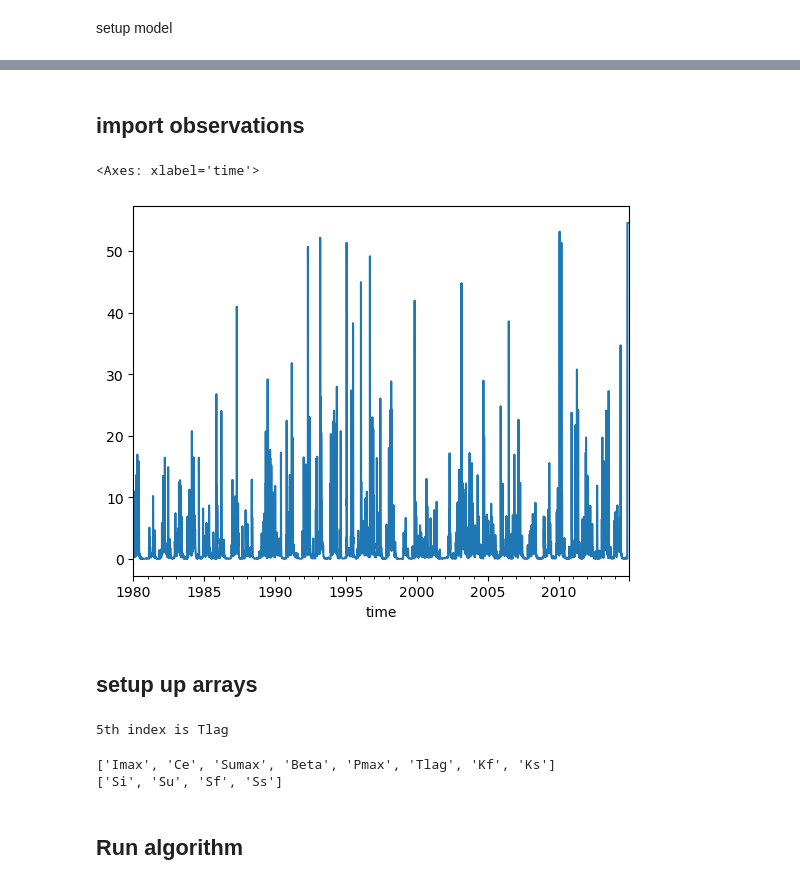
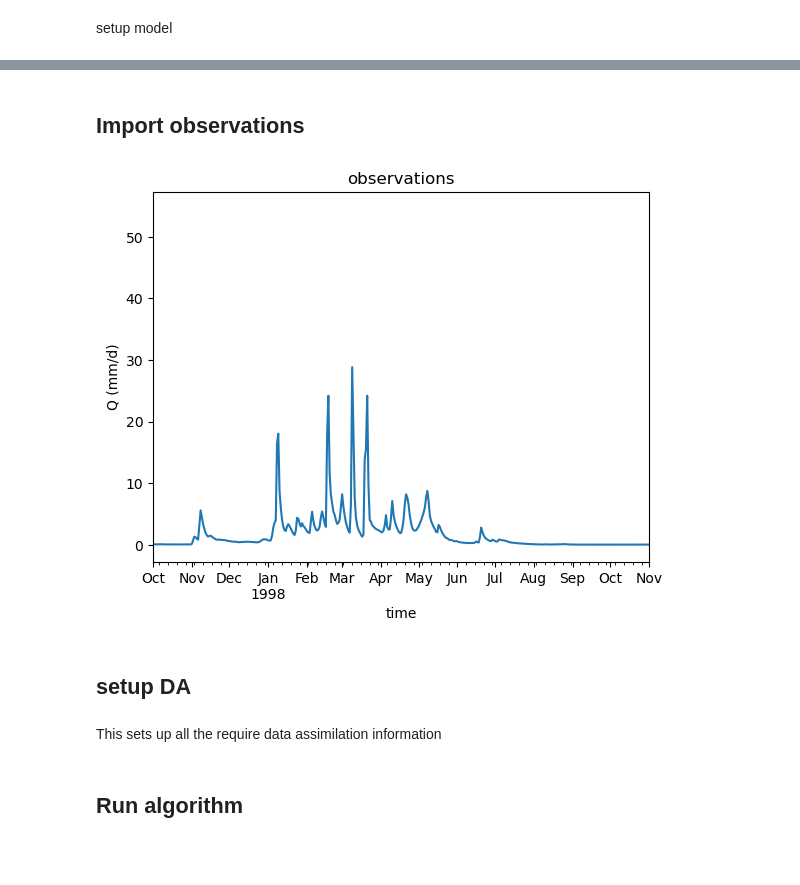
Before and after one commit to Daafip/eWaterCycle-DA, a Jupyter notebook: docs/example_HBV_model.ipynb, the cells around one changed output, grey strips where cells are left out. Cells and saved outputs as stored; diff of their text form; code cells hidden in the pictures; blank space fills up the shorter version.

Commit message:
almost done with implementation PF & HBV, just fixing bugs & lag vector

```diff
--- a/docs/example_HBV_model.ipynb
+++ b/docs/example_HBV_model.ipynb
@@ -85,9 +85,9 @@ def module_from_file(module_name, file_path):
     spec.loader.exec_module(module)
     return module
 # %%
-DA = module_from_file("DA",r'../eWaterCycle-DA/src/eWaterCycle_DA/DA.py')
+DA = module_from_file("DA",r'../src/eWaterCycle_DA/DA.py')
 # %%
-n_particles = 3
+n_particles = 35
 # %% [markdown]
 setup model
 # %%
@@ -192,7 +114,7 @@ ref_model = ensemble.ensemble_list[0].model
 # %%
 ds = xr.open_dataset(forcing_path / ref_model.forcing.pr)
 # %% [markdown]
-## import observations
+## Import observations
 # %%
 observations = observations_path / f'0{HRU_id}_streamflow_qc.txt'
 # %%
@@ -213,8 +140,9 @@ df_Q = df_Q.dropna(axis=0)
 # %%
-df_Q['Q'].plot()
-# ax.set_xlim((pd.Timestamp('1997-08-01'),pd.Timestamp('1998-06-01')))
+ax = df_Q['Q'].plot()
+ax.set_xlim((pd.Timestamp(experiment_start_date),pd.Timestamp(experiment_end_date)))
+ax.set_ylabel("Q (mm/d)")
+ax.set_title("observations");
 # %% [output]
-<Axes: xlabel='time'>
-[figure, old version]
+[figure, new version]
 # %% [markdown]
-## setup up arrays
+## setup DA
@@ -226,22 +149,14 @@ n_timesteps = int((ref_model.end_time - ref_model.start_time) / ref_model.time_s
-# %%
-# set up arrays
-n_storage_terms = len(stor_names)
-n_param_terms = len(param_names)
-Q_m_arr = np.zeros((n_particles, n_timesteps))
-storage_terms_arr = np.zeros((n_particles, n_timesteps, n_storage_terms))
-parameter_terms_arr = np.zeros((n_particles, n_timesteps, n_param_terms))
-t_lag_max = 100 # for now?
-index_t_lag = 5 # fith parameter (base 0)
-print(f'{index_t_lag}th index is {param_names[index_t_lag]}')
-lag_vector_memory_arr = np.zeros((n_particles, n_timesteps,t_lag_max))
-# %% [output]
-5th index is Tlag
+# %% [markdown]
+This sets up all the require data assimilation information
 # %%
-print(param_names)
-print(stor_names)
+ensemble.initialize_method(ensemble_method_name = "PF",   # particle filter
+                           observation_path = ds_obs_dir, # file we created above
+                           observed_variable_name = "Q",  # we assimilate discharge
+                           hyper_parameters = {           # some hyper parameters needed
+                                               'like_sigma_weights' : 0.05,
+                                               'like_sigma_state_vector' : 0.005,
+                                               }
+                            )
-# %% [output]
-['Imax', 'Ce', 'Sumax', 'Beta', 'Pmax', 'Tlag', 'Kf', 'Ks']
-['Si', 'Su', 'Sf', 'Ss']
 # %% [markdown]
 ## Run algorithm
 # %%
```
Also changed, not shown: parts of 35 cells of this notebook, 1 other file.
